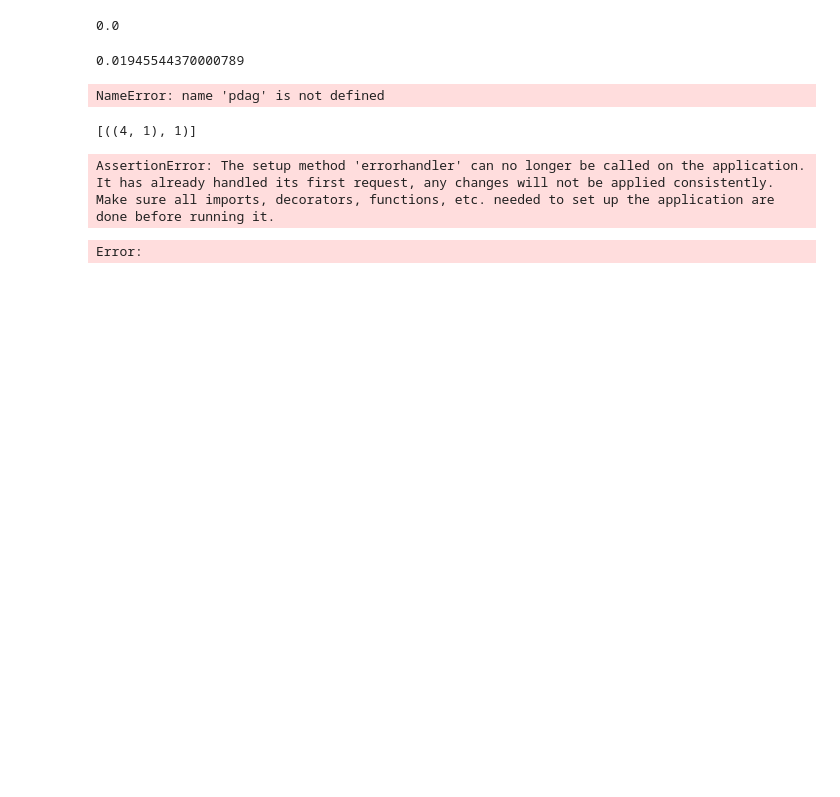
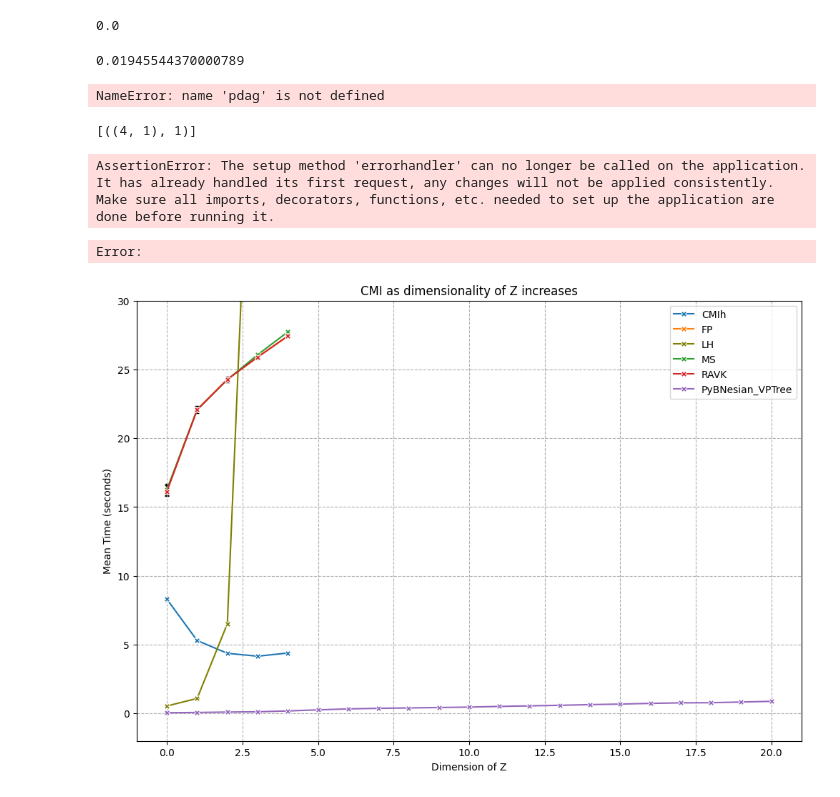
Before and after one commit to KeevinPR/pybnesian_ainguraiiot, a Jupyter notebook: pybnesian/learning/independences/hybrid/ms/test.ipynb, the cells around one changed output. Cells and saved outputs as stored; diff of their text form; code cells hidden in the pictures; blank space fills up the shorter version.

```diff
--- a/pybnesian/learning/independences/hybrid/ms/test.ipynb
+++ b/pybnesian/learning/independences/hybrid/ms/test.ipynb
@@ -284,3 +284,53 @@ Make sure all imports, decorators, functions, etc. needed to set up the applicat
 # jupyter_dash.inline_exceptions = False
 # %% [output]
 Error:
+# %%
+import matplotlib.pyplot as plt
+import numpy as np
+import seaborn as sns
+
+# Data
+dim_z = [0, 1, 2, 3, 4, 5, 6, 7, 8, 9, 10, 11, 12, 13, 14, 15, 16, 17, 18, 19, 20]
+models = ['CMIh', 'FP', 'LH', 'MS', 'RAVK', 'PyBNesian_VPTree']
+
+# Mean time in seconds
+mean_time = {
+    'CMIh': [8.30, 5.30, 4.37, 4.16, 4.39] + [np.nan] * 16,
+    'FP': [16.19, 22.09, 24.28, 25.91, 27.41] + [np.nan] * 16,
+    'LH': [0.54, 1.09, 6.52, 58.58, 691.68] + [np.nan] * 16,
+    'MS': [16.28, 22.08, 24.26, 26.07, 27.73] + [np.nan] * 16,
+    'RAVK': [16.14, 22.07, 24.28, 25.89, 27.44] + [np.nan] * 16,
+    'PyBNesian_VPTree': [0.05, 0.07, 0.10, 0.12, 0.18, 0.26, 0.33, 0.37, 0.40, 0.43, 0.46, 0.51, 0.55, 0.59, 0.64, 0.68, 0.73, 0.77, 0.78, 0.83, 0.88]
+}
+
+# Standard deviation
+stdev = {
+    'CMIh': [0.14, 0.05, 0.04, 0.04, 0.08] + [np.nan] * 16,
+    'FP': [0.40, 0.27, 0.21, 0.08, 0.07] + [np.nan] * 16,
+    'LH': [0.07, 0.02, 0.12, 13.74, 123.90] + [np.nan] * 16,
+    'MS': [0.40, 0.07, 0.10, 0.06, 0.06] + [np.nan] * 16,
+    'RAVK': [0.11, 0.07, 0.08, 0.09, 0.14] + [np.nan] * 16,
+    'PyBNesian_VPTree': [0.0017, 0.0019, 0.0033, 0.0037, 0.0064, 0.0070, 0.0068, 0.0086, 0.0122, 0.0082, 0.0087, 0.0105, 0.0148, 0.0139, 0.0205, 0.0289, 0.0338, 0.0372, 0.0621, 0.0668, 0.0645]
+}
+
+# Plotting
+plt.figure(figsize=(12, 8))
+
+for model in models:
+    if model == 'LH':
+        ax=sns.lineplot(x=dim_z, y=mean_time[model], label=model, marker='X', c='olive')
+    else:
+        ax=sns.lineplot(x=dim_z, y=mean_time[model], label=model, marker='X')
+    ax.errorbar(dim_z, mean_time[model], yerr=stdev[model], fmt='none', capsize=2, zorder=1, color='black')
+
+# plt.xscale('log')
+# plt.yscale('log')
+plt.ylim(-2, 30)
+plt.xlabel('Dimension of Z')
+plt.ylabel('Mean Time (seconds)')
+plt.title('CMI as dimensionality of Z increases')
+plt.legend()
+plt.grid(True, which="both", ls="--")
+plt.show()
+# %% [output]
+[figure, added]
```
Also changed, not shown: parts of 2 cells of this notebook, 3 other files.
